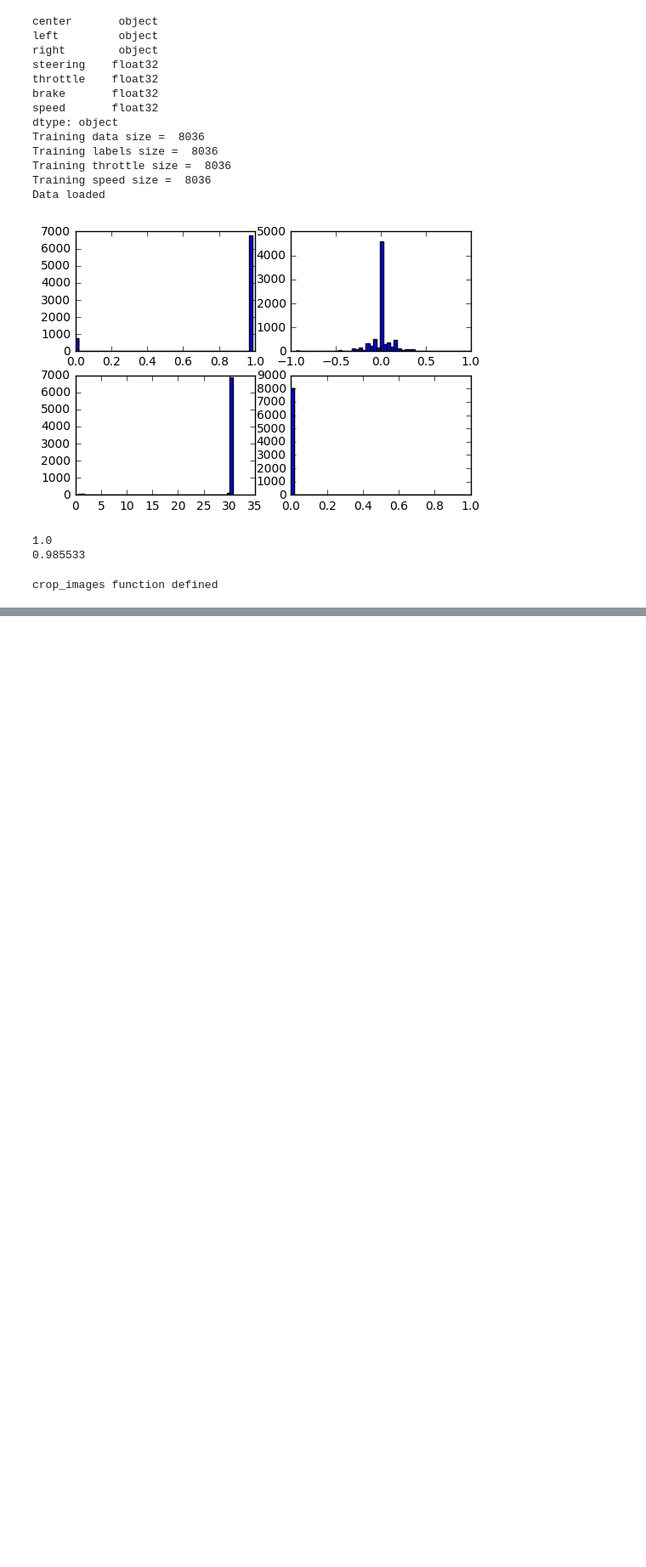
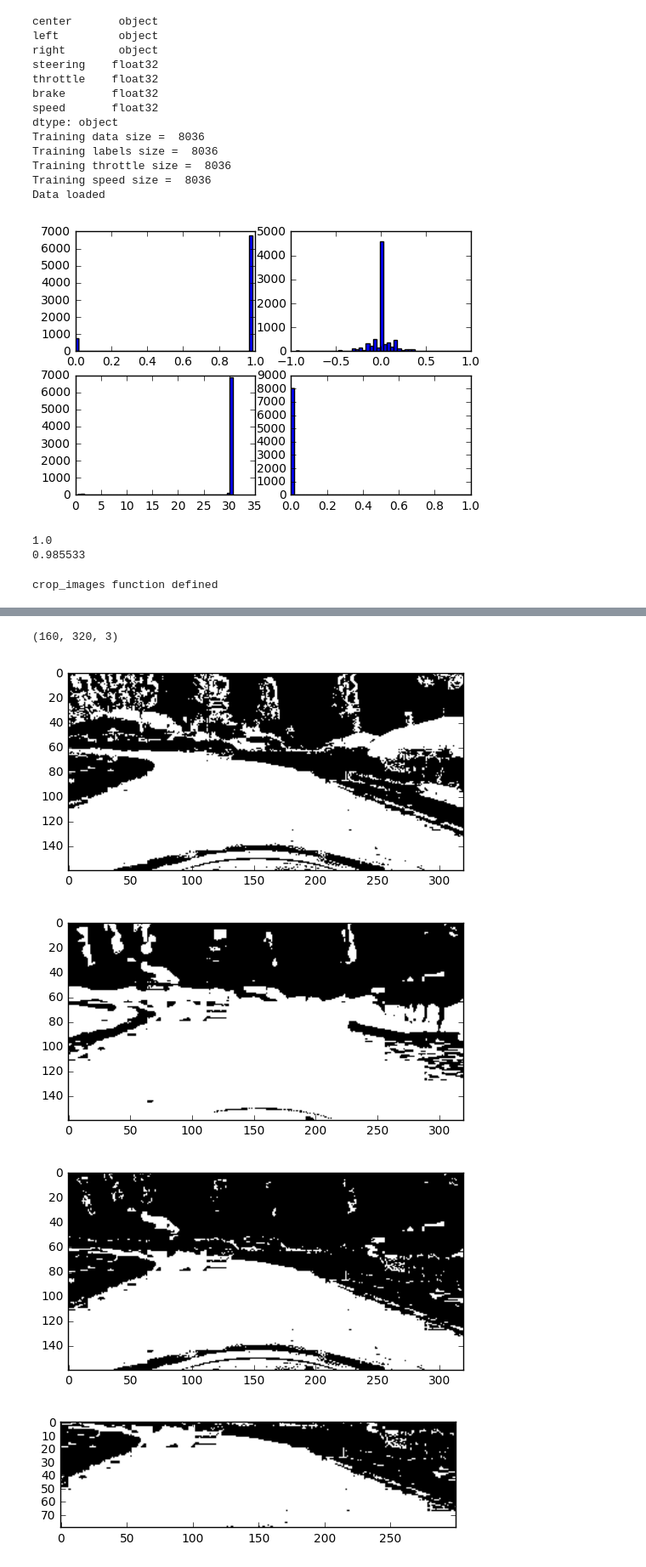
Before and after one commit to ganwy2016/Behaviour_Cloning, a Jupyter notebook: pre_proc_images.ipynb, the cells around one changed output, grey strips where cells are left out. Shown at 85% size. Saved outputs shown, nothing was run; the diff lists cells and outputs as text; code cells hidden in the pictures; blank space fills up the shorter version.

```diff
--- a/pre_proc_images.ipynb
+++ b/pre_proc_images.ipynb
@@ -203,0 +300,37 @@ Total images saved: 11174
+# %%
+i=10
+filename = 'data/data/'+center[i]
+new_steering.append (steering[i])
+img = cv2.imread(filename)
+hls = cv2.cvtColor(img, cv2.COLOR_BGR2HLS)
+print(img.shape)
+H = hls[:,:,0]
+L = hls[:,:,1]
+S = hls[:,:,2]
+
+thresh = (5, 60)
+binary_S = np.zeros_like(S)
+binary_S[(S > thresh[0]) & (S <= thresh[1])] = 1
+plt.imshow(binary_S,'gray')
+plt.show()
+
+thresh = (10,40)
+binary_H = np.zeros_like(H)
+binary_H[(H > thresh[0]) & (H <= thresh[1])] = 1
+plt.imshow(binary_H,'gray')
+plt.show()
+
+binary = np.zeros_like(S)
+binary[(binary_H>0.5) & (binary_S>0.5)] = 1
+plt.imshow(binary,'gray')
+plt.show()
+
+crop_img = crop_image(binary)
+plt.imshow(crop_img,'gray')
+plt.show()
+# %% [output]
+(160, 320, 3)
+[figure, added]
+[figure, added]
+[figure, added]
+[figure, added]
```
Also changed, not shown: parts of 4 cells of this notebook, 4 other files.
